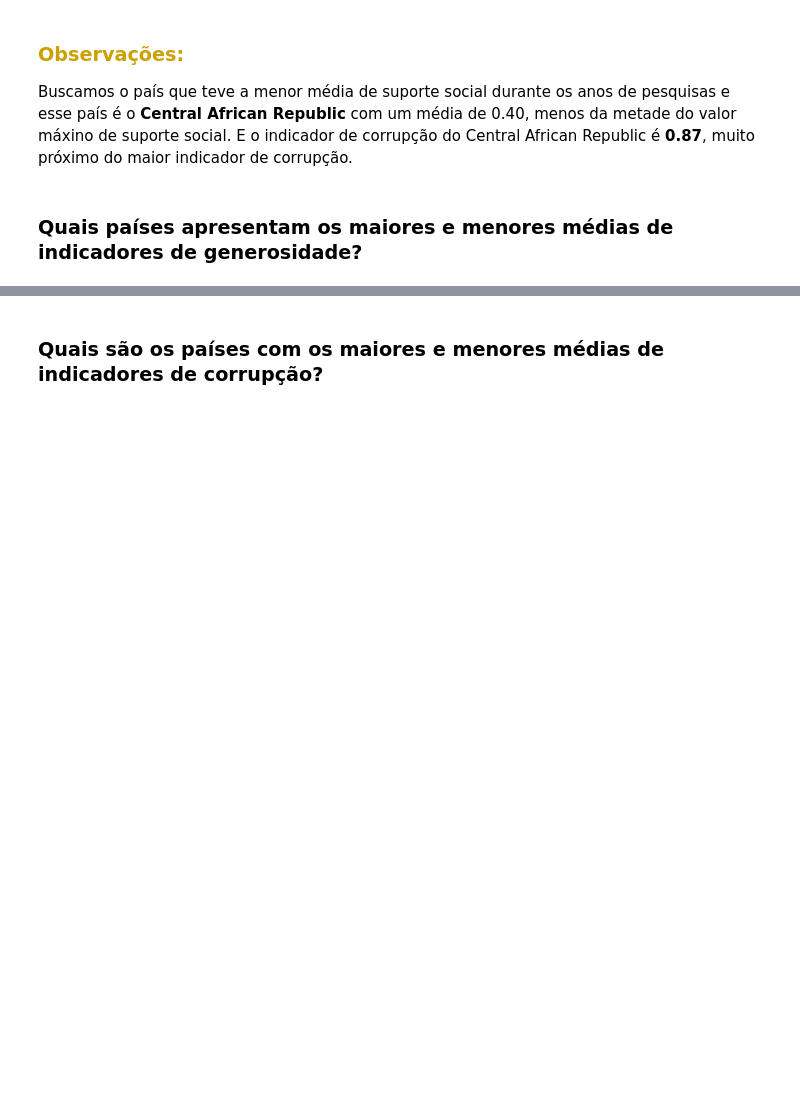
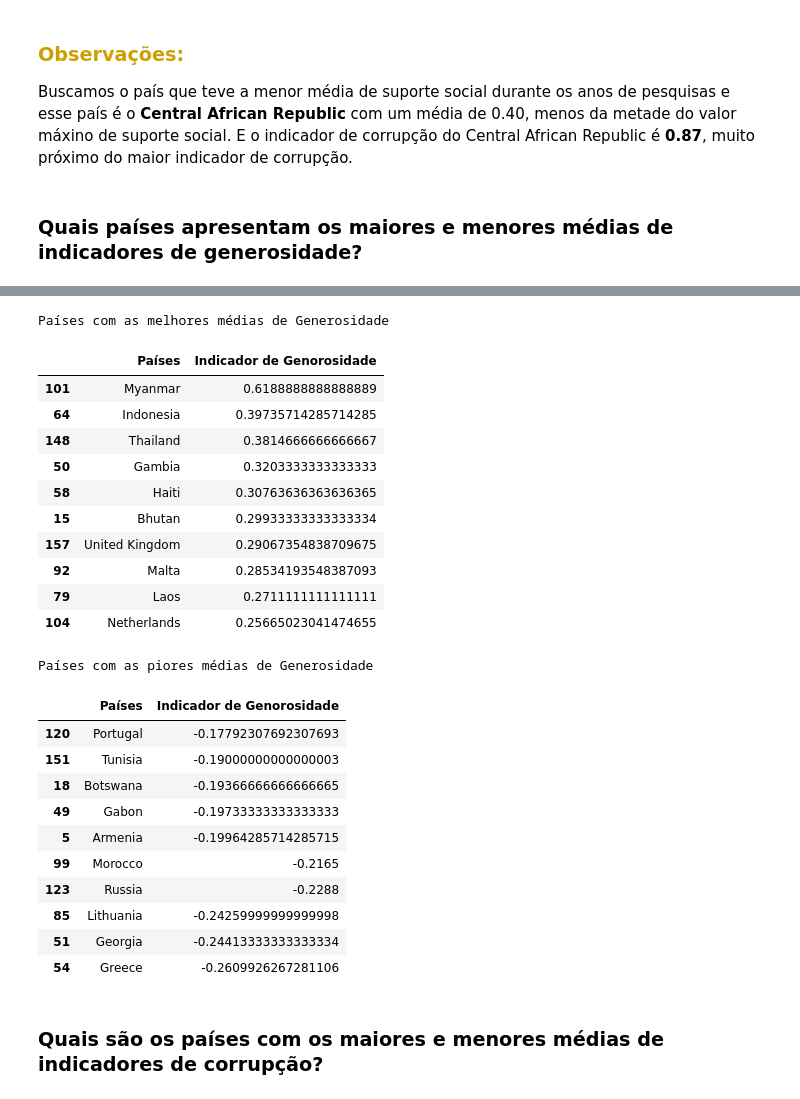
Before and after one commit to anamariapego/AnaliseExploratoria_SocioEconomico, a Jupyter notebook: 02-CodigoFonte/01-AnaliseExploratoriaDosDados/AnaliseExploratoria.ipynb, the cells around one changed output, grey strips where cells are left out. Cells and saved outputs as stored; diff of their text form; code cells hidden in the pictures; blank space fills up the shorter version.

```diff
--- a/02-CodigoFonte/01-AnaliseExploratoriaDosDados/AnaliseExploratoria.ipynb
+++ b/02-CodigoFonte/01-AnaliseExploratoriaDosDados/AnaliseExploratoria.ipynb
@@ -404,15 +417,16 @@ Buscamos o país que teve a menor média de suporte social durante os anos de pe
 # %% [markdown]
 <h3>Quais países apresentam os maiores e menores médias de indicadores de generosidade?</h3>
 # %%
-# print("Países com maiores média de Generosidade\n", df_mean.sort_values('IndicadorGenerosidade', ascending=False)[
-#     ['Pais', 'IndicadorGenerosidade']].head(10))
-
-# print( )
+# Maiores países
 
 df_max = df_mean.sort_values('IndicadorGenerosidade',
                              ascending=False)[['Pais', 'IndicadorGenerosidade']].head(10)
+
 df_max = df_max.rename(columns={"Pais": "Países", "IndicadorGenerosidade": "Indicador de Genorosidade"})
-df_max
 
-# print("Países com menores média de Generosidade\n", df_mean.sort_values('IndicadorGenerosidade', ascending=False)[
-#     ['Pais', 'IndicadorGenerosidade']].tail())
+# Piores países
+
+df_min = df_mean.sort_values('IndicadorGenerosidade',
+                             ascending=False)[['Pais', 'IndicadorGenerosidade']].tail(10)
+
+df_min = df_min.rename(columns={"Pais": "Países", "IndicadorGenerosidade": "Indicador de Genorosidade"})
@@ -472,3 +433,55 @@ Members (2005-2017)
+# %%
+df_max = format_dataframe(df_max, "Países com as melhores médias de Generosidade",
+                 "Indicador de Genorosidade")
+# %%
+df_min = format_dataframe(df_min, "Países com as piores médias de Generosidade",
+                 "Indicador de Genorosidade")
+# %%
+from IPython.core.display import display, HTML
+
+# converte as tabelas para HTML
+df_max = df_max.to_html(index=False)
+df_min = df_min.to_html(index=False)
+
+# cria um código HTML com duas colunas
+html_code = f'''
+    <div style="display:flex; justify-content: space-between">
+        <div style="width:50%;">
+            {df_max}
+        </div>
+        <div style="width:50%;">
+            {df_min}
+        </div>
+    </div>
+'''
+
+# exibe o HTML com as tabelas lado a lado
+display(HTML(html_code))
+# %% [output]
+Países com as melhores médias de Generosidade
+|  | Países | Indicador de Genorosidade |
+| 101 | Myanmar | 0.6188888888888889 |
+| 64 | Indonesia | 0.39735714285714285 |
+| 148 | Thailand | 0.3814666666666667 |
+| 50 | Gambia | 0.3203333333333333 |
+| 58 | Haiti | 0.30763636363636365 |
+| 15 | Bhutan | 0.29933333333333334 |
+| 157 | United Kingdom | 0.29067354838709675 |
+| 92 | Malta | 0.28534193548387093 |
+| 79 | Laos | 0.2711111111111111 |
+| 104 | Netherlands | 0.25665023041474655 |
+Países com as piores médias de Generosidade
+|  | Países | Indicador de Genorosidade |
+| 120 | Portugal | -0.17792307692307693 |
+| 151 | Tunisia | -0.19000000000000003 |
+| 18 | Botswana | -0.19366666666666665 |
+| 49 | Gabon | -0.19733333333333333 |
+| 5 | Armenia | -0.19964285714285715 |
+| 99 | Morocco | -0.2165 |
+| 123 | Russia | -0.2288 |
+| 85 | Lithuania | -0.24259999999999998 |
+| 51 | Georgia | -0.24413333333333334 |
+| 54 | Greece | -0.2609926267281106 |
 # %% [markdown]
 <h3>Quais são os países com os maiores e menores médias de indicadores de corrupção?</h3>
 # %%
```
Also changed, not shown: parts of 7 cells of this notebook.
